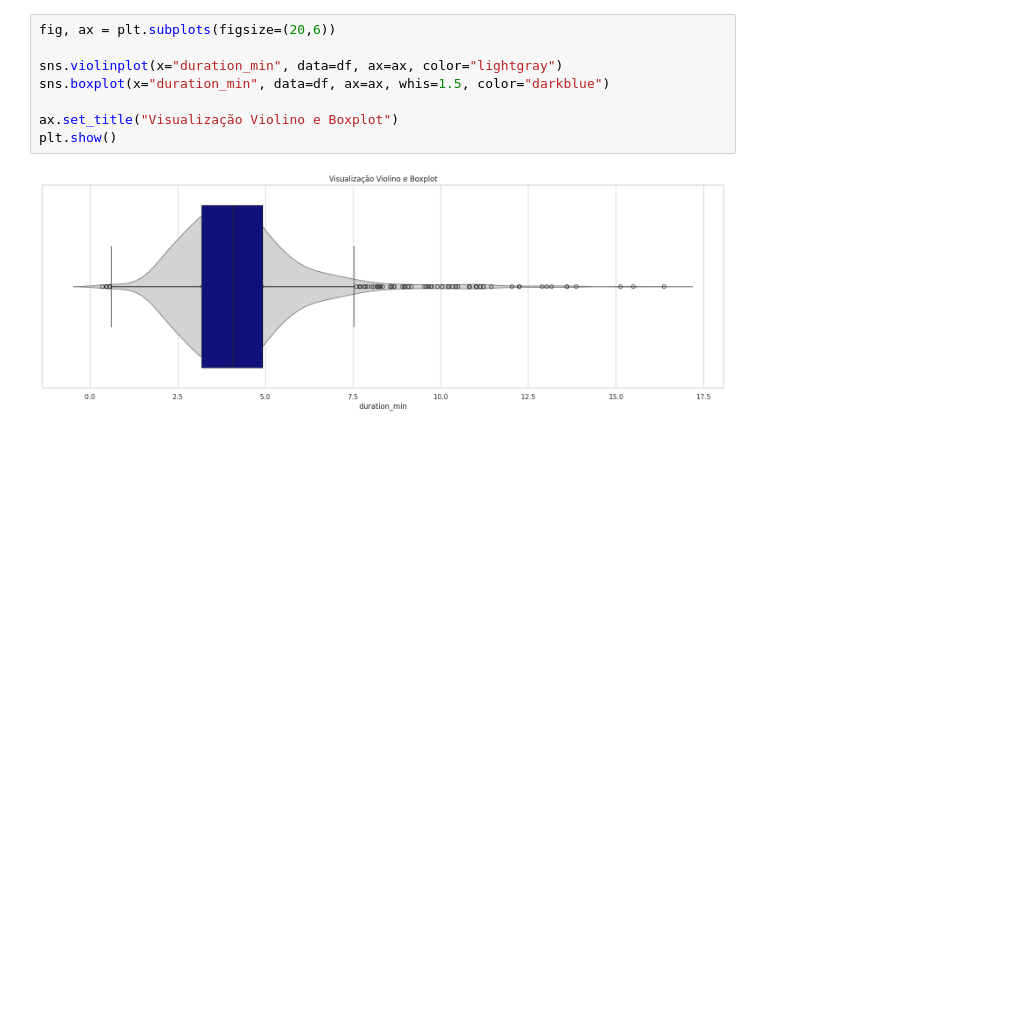
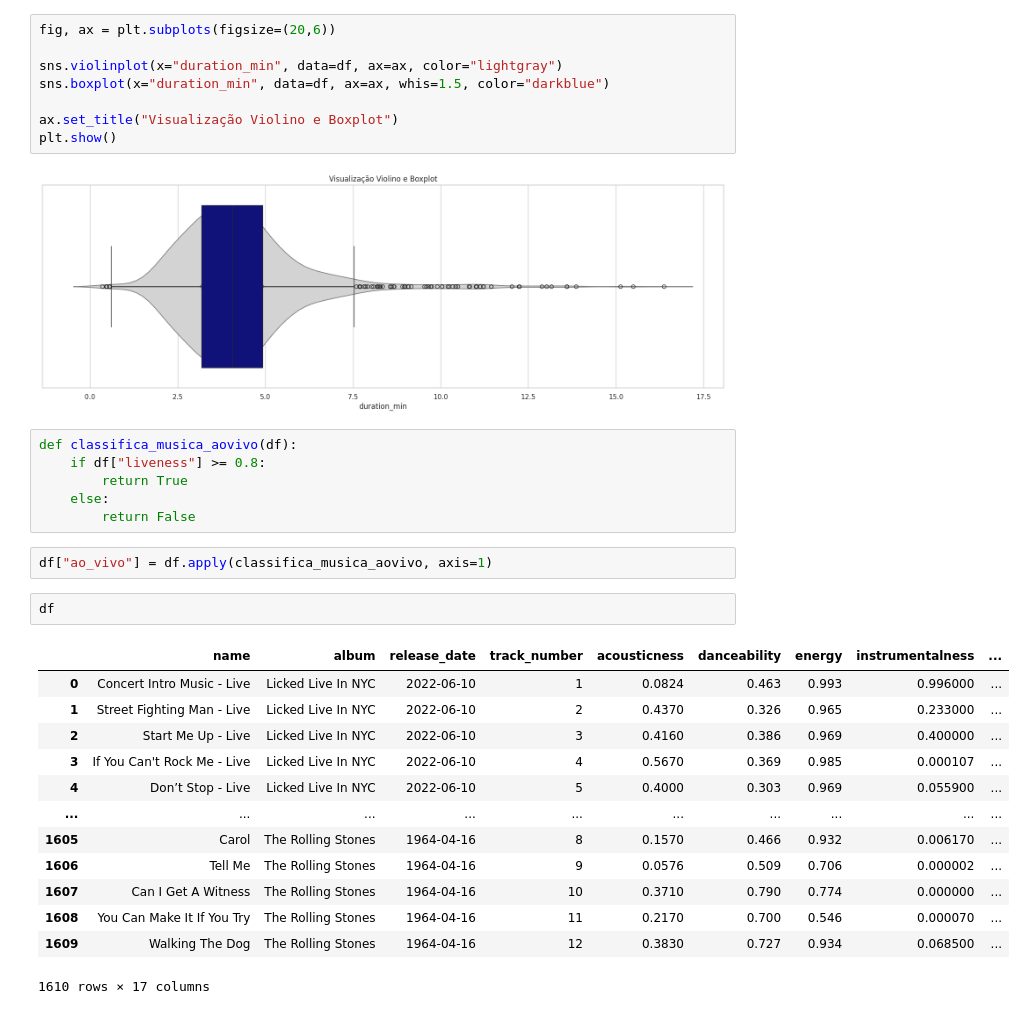
Before and after one commit to jessibmoura/ML-TimeSeries, a Jupyter notebook: Machine Learning with Python/Aula 1.2 - Exploratory data analysis/data_analysis.ipynb, the cells around one changed output. Cells and saved outputs as stored; diff of their text form; blank space fills up the shorter version.

```diff
--- a/Machine Learning with Python/Aula 1.2 - Exploratory data analysis/data_analysis.ipynb
+++ b/Machine Learning with Python/Aula 1.2 - Exploratory data analysis/data_analysis.ipynb
@@ -231,3 +233,27 @@ ax.set_title("Visualização Violino e Boxplot")
 plt.show()
 # %% [output]
 [figure]
+# %%
+def classifica_musica_aovivo(df):
+    if df["liveness"] >= 0.8:
+        return True
+    else:
+        return False
+# %%
+df["ao_vivo"] = df.apply(classifica_musica_aovivo, axis=1)
+# %%
+df
+# %% [output]
+|  | name | album | release_date | track_number | acousticness | danceability | energy | instrumentalness | ... |
+| 0 | Concert Intro Music - Live | Licked Live In NYC | 2022-06-10 | 1 | 0.0824 | 0.463 | 0.993 | 0.996000 | ... |
+| 1 | Street Fighting Man - Live | Licked Live In NYC | 2022-06-10 | 2 | 0.4370 | 0.326 | 0.965 | 0.233000 | ... |
+| 2 | Start Me Up - Live | Licked Live In NYC | 2022-06-10 | 3 | 0.4160 | 0.386 | 0.969 | 0.400000 | ... |
+| 3 | If You Can't Rock Me - Live | Licked Live In NYC | 2022-06-10 | 4 | 0.5670 | 0.369 | 0.985 | 0.000107 | ... |
+| 4 | Don’t Stop - Live | Licked Live In NYC | 2022-06-10 | 5 | 0.4000 | 0.303 | 0.969 | 0.055900 | ... |
+| ... | ... | ... | ... | ... | ... | ... | ... | ... | ... |
+| 1605 | Carol | The Rolling Stones | 1964-04-16 | 8 | 0.1570 | 0.466 | 0.932 | 0.006170 | ... |
+| 1606 | Tell Me | The Rolling Stones | 1964-04-16 | 9 | 0.0576 | 0.509 | 0.706 | 0.000002 | ... |
+| 1607 | Can I Get A Witness | The Rolling Stones | 1964-04-16 | 10 | 0.3710 | 0.790 | 0.774 | 0.000000 | ... |
+| 1608 | You Can Make It If You Try | The Rolling Stones | 1964-04-16 | 11 | 0.2170 | 0.700 | 0.546 | 0.000070 | ... |
+| 1609 | Walking The Dog | The Rolling Stones | 1964-04-16 | 12 | 0.3830 | 0.727 | 0.934 | 0.068500 | ... |
+1610 rows × 17 columns
```
Also changed, not shown: parts of 13 cells of this notebook.
